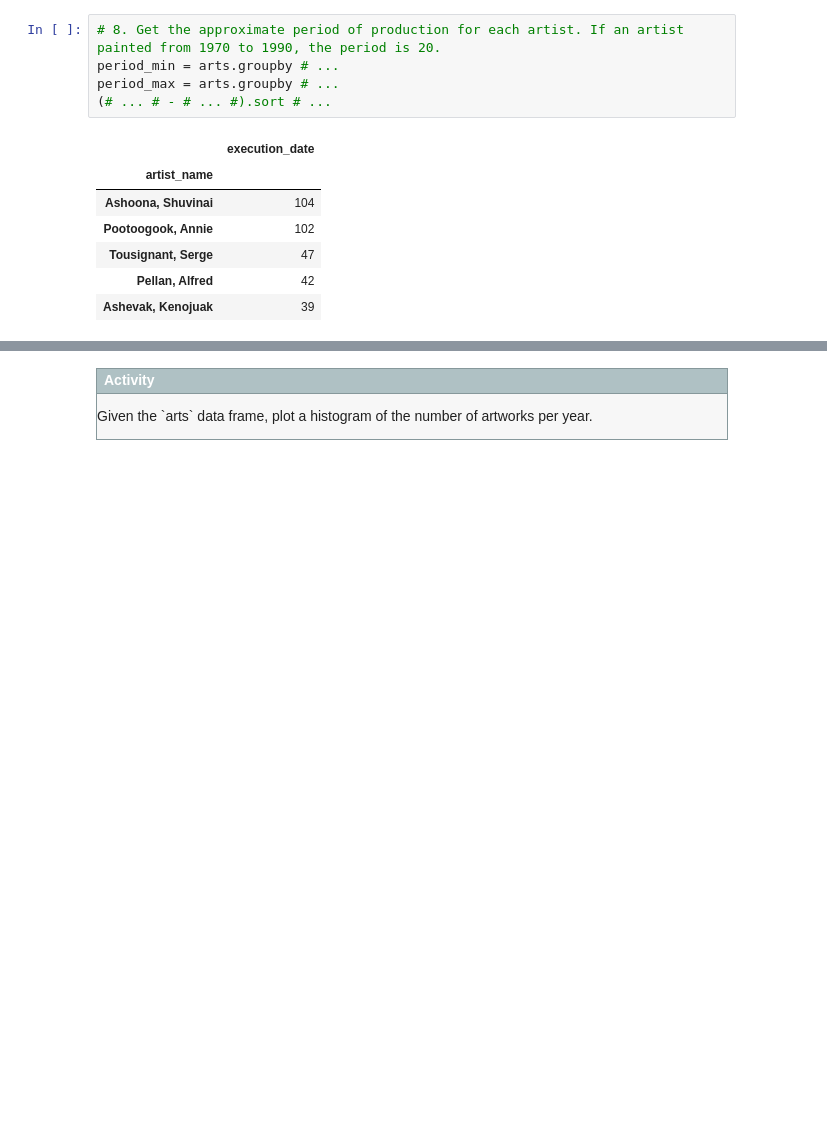
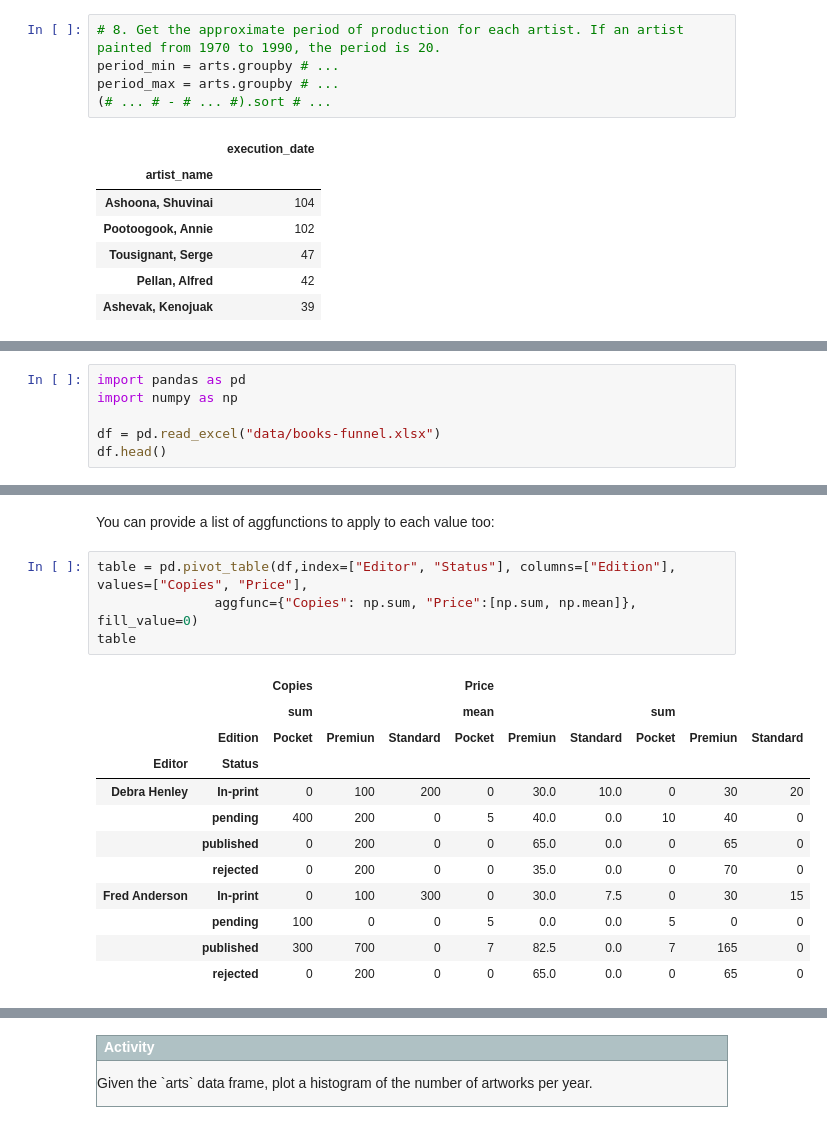
Before and after one commit to versae/DH2304, a Jupyter notebook: class07.ipynb, the cells around one changed output, grey strips where cells are left out. Saved outputs shown, nothing was run; the diff lists cells and outputs as text; blank space fills up the shorter version.

```diff
--- a/class07.ipynb
+++ b/class07.ipynb
@@ -388,0 +649,6 @@ period_max = arts.groupby # ...
+# %%
+import pandas as pd
+import numpy as np
+
+df = pd.read_excel("data/books-funnel.xlsx")
+df.head()
@@ -388,0 +869,19 @@ period_max = arts.groupby # ...
+# %% [markdown]
+You can provide a list of aggfunctions to apply to each value too:
+# %%
+table = pd.pivot_table(df,index=["Editor", "Status"], columns=["Edition"], values=["Copies", "Price"],
+               aggfunc={"Copies": np.sum, "Price":[np.sum, np.mean]}, fill_value=0)
+table
+# %% [output]
+|  |  | Copies |  |  | Price |  |  |  |  |  |
+|  |  | sum |  |  | mean |  |  | sum |  |  |
+|  | Edition | Pocket | Premiun | Standard | Pocket | Premiun | Standard | Pocket | Premiun | Standard |
+| Editor | Status |  |  |  |  |  |  |  |  |  |
+| Debra Henley | In-print | 0 | 100 | 200 | 0 | 30.0 | 10.0 | 0 | 30 | 20 |
+|  | pending | 400 | 200 | 0 | 5 | 40.0 | 0.0 | 10 | 40 | 0 |
+|  | published | 0 | 200 | 0 | 0 | 65.0 | 0.0 | 0 | 65 | 0 |
+|  | rejected | 0 | 200 | 0 | 0 | 35.0 | 0.0 | 0 | 70 | 0 |
+| Fred Anderson | In-print | 0 | 100 | 300 | 0 | 30.0 | 7.5 | 0 | 30 | 15 |
+|  | pending | 100 | 0 | 0 | 5 | 0.0 | 0.0 | 5 | 0 | 0 |
+|  | published | 300 | 700 | 0 | 7 | 82.5 | 0.0 | 7 | 165 | 0 |
+|  | rejected | 0 | 200 | 0 | 0 | 65.0 | 0.0 | 0 | 65 | 0 |
```
Also changed, not shown: parts of 91 cells of this notebook, 4 other files.
